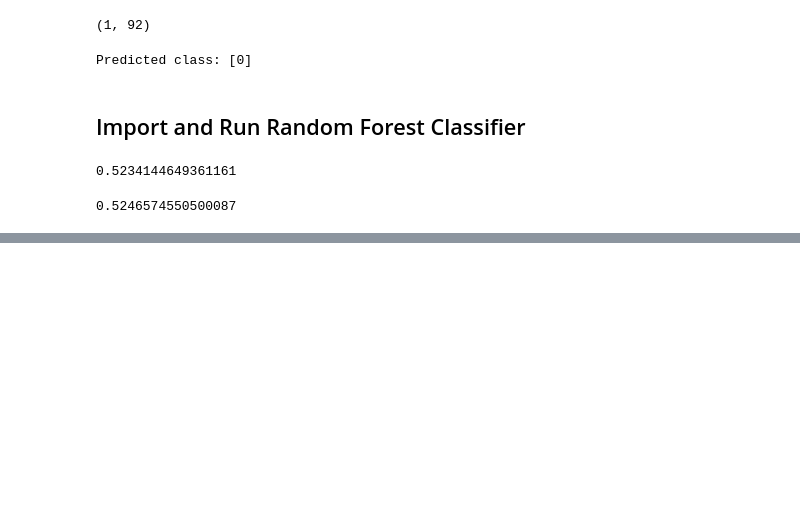
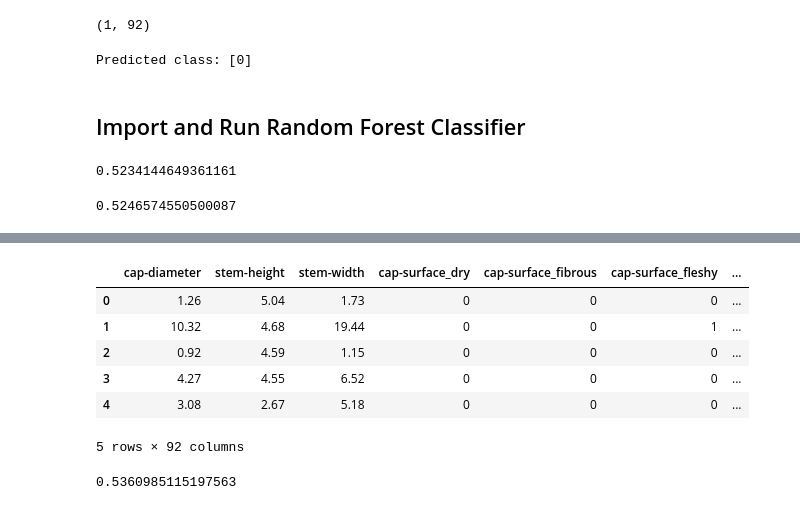
Before and after one commit to lauragabrielson/Mushroom_Classifier, a Jupyter notebook: NA data generation/North_American_Mushrooms_seconday_data.ipynb, the cells around one changed output, grey strips where cells are left out. Saved outputs shown, nothing was run; the diff lists cells and outputs as text; code cells hidden in the pictures; blank space fills up the shorter version.

```diff
--- a/NA data generation/North_American_Mushrooms_seconday_data.ipynb
+++ b/NA data generation/North_American_Mushrooms_seconday_data.ipynb
@@ -374,0 +519,11 @@ rf_model.score(X_scaled, y)
+# %%
+og_X = og_encoded.drop("class", axis=1)
+og_X.head()
+# %% [output]
+|  | cap-diameter | stem-height | stem-width | cap-surface_dry | cap-surface_fibrous | cap-surface_fleshy | ... |
+| 0 | 1.26 | 5.04 | 1.73 | 0 | 0 | 0 | ... |
+| 1 | 10.32 | 4.68 | 19.44 | 0 | 0 | 1 | ... |
+| 2 | 0.92 | 4.59 | 1.15 | 0 | 0 | 0 | ... |
+| 3 | 4.27 | 4.55 | 6.52 | 0 | 0 | 0 | ... |
+| 4 | 3.08 | 2.67 | 5.18 | 0 | 0 | 0 | ... |
+5 rows × 92 columns
@@ -374,0 +532,4 @@ rf_model.score(X_scaled, y)
+# %%
+rf.score(og_X_scaled, og_y)
+# %% [output]
+0.5360985115197563
```
Also changed, not shown: parts of 14 cells of this notebook.
